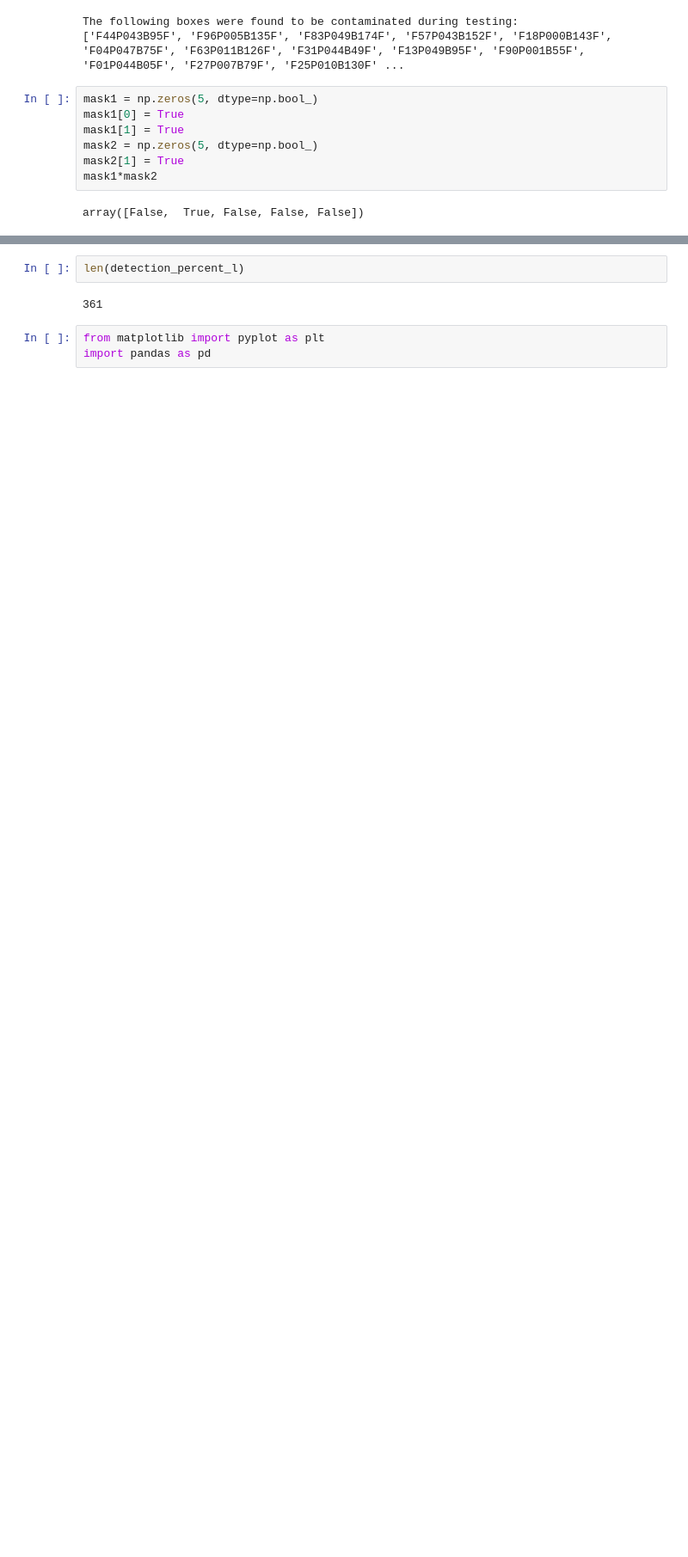
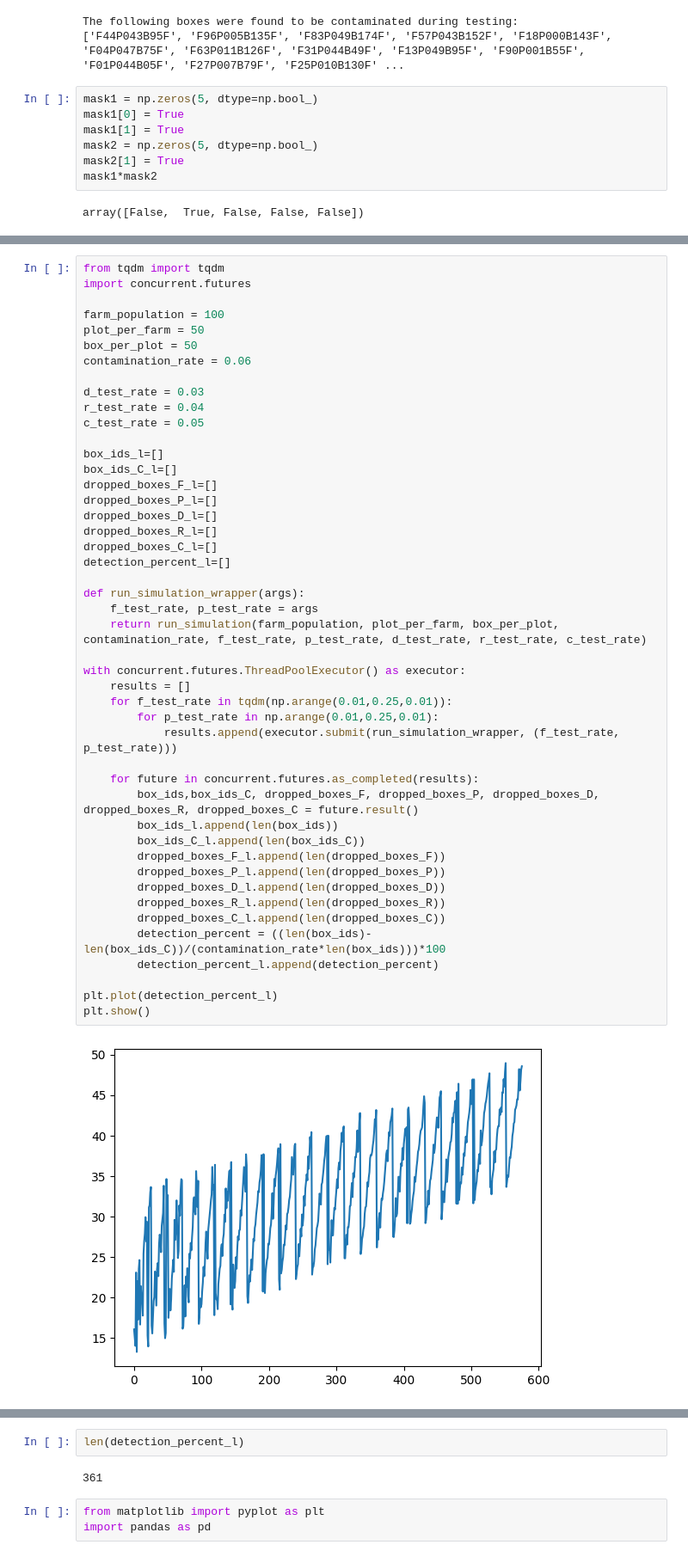
Before and after one commit to kushal-satya/food_safety_abm, a Jupyter notebook: initial_code.ipynb, the cells around one changed output, grey strips where cells are left out. Shown at 86% size. Saved outputs shown, nothing was run; the diff lists cells and outputs as text; blank space fills up the shorter version.

```diff
--- a/initial_code.ipynb
+++ b/initial_code.ipynb
@@ -919,0 +1033,48 @@ plt.show()
+# %%
+from tqdm import tqdm
+import concurrent.futures
+
+farm_population = 100
+plot_per_farm = 50
+box_per_plot = 50
+contamination_rate = 0.06
+
+d_test_rate = 0.03
+r_test_rate = 0.04
+c_test_rate = 0.05
+
+box_ids_l=[]
+box_ids_C_l=[]
+dropped_boxes_F_l=[]
+dropped_boxes_P_l=[]
+dropped_boxes_D_l=[]
+dropped_boxes_R_l=[]
+dropped_boxes_C_l=[]
+detection_percent_l=[]
+
+def run_simulation_wrapper(args):
+    f_test_rate, p_test_rate = args
+    return run_simulation(farm_population, plot_per_farm, box_per_plot, contamination_rate, f_test_rate, p_test_rate, d_test_rate, r_test_rate, c_test_rate)
+
+with concurrent.futures.ThreadPoolExecutor() as executor:
+    results = []
+    for f_test_rate in tqdm(np.arange(0.01,0.25,0.01)):
+        for p_test_rate in np.arange(0.01,0.25,0.01):
+            results.append(executor.submit(run_simulation_wrapper, (f_test_rate, p_test_rate)))
+
+    for future in concurrent.futures.as_completed(results):
+        box_ids,box_ids_C, dropped_boxes_F, dropped_boxes_P, dropped_boxes_D, dropped_boxes_R, dropped_boxes_C = future.result()
+        box_ids_l.append(len(box_ids))
+        box_ids_C_l.append(len(box_ids_C))
+        dropped_boxes_F_l.append(len(dropped_boxes_F))
+        dropped_boxes_P_l.append(len(dropped_boxes_P))
+        dropped_boxes_D_l.append(len(dropped_boxes_D))
+        dropped_boxes_R_l.append(len(dropped_boxes_R))
+        dropped_boxes_C_l.append(len(dropped_boxes_C))
+        detection_percent = ((len(box_ids)-len(box_ids_C))/(contamination_rate*len(box_ids)))*100
+        detection_percent_l.append(detection_percent)
+
+plt.plot(detection_percent_l)
+plt.show()
+# %% [output]
+[figure, added]
```
Also changed, not shown: parts of 5 cells of this notebook, 1 other file.
